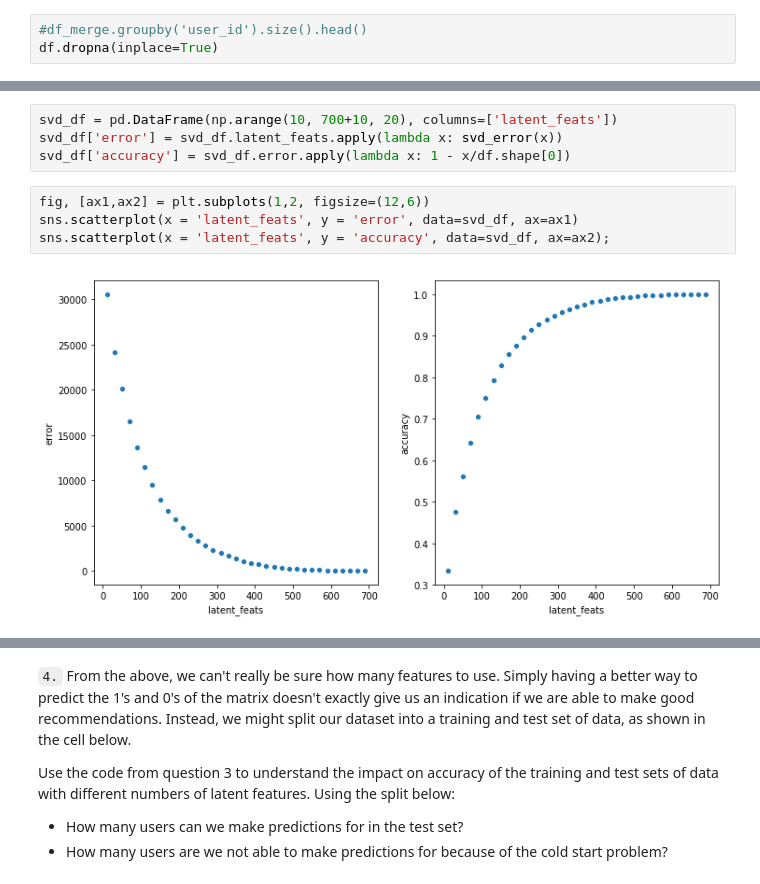
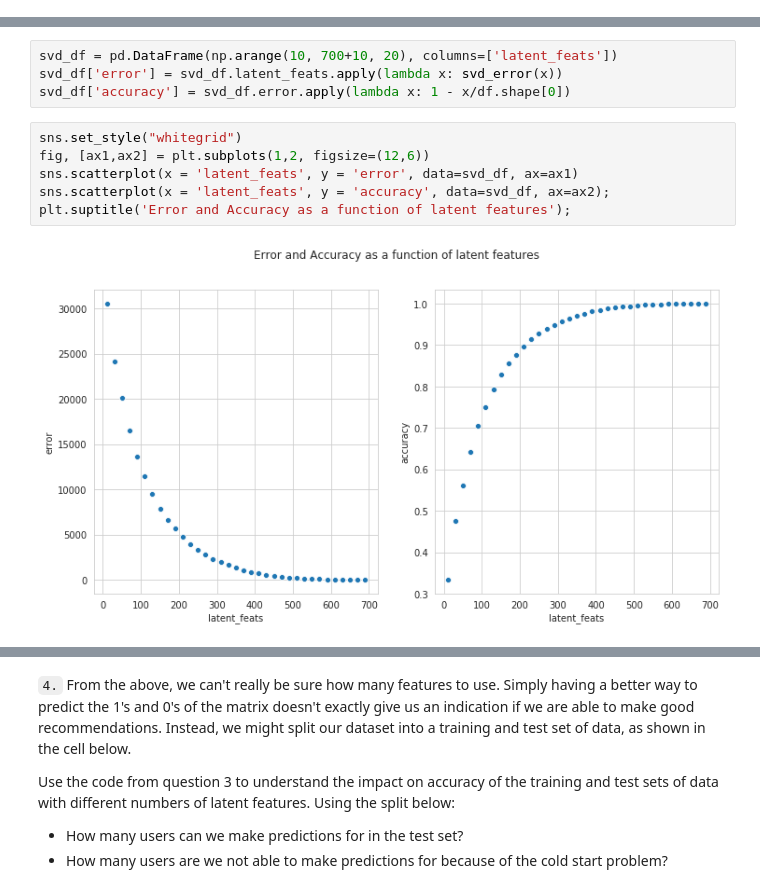
Before and after one commit to bvcmartins/recommendations_IBM, a Jupyter notebook: recommendations.ipynb, the cells around one changed output, grey strips where cells are left out. Cells and saved outputs as stored; diff of their text form.

```diff
--- a/recommendations.ipynb
+++ b/recommendations.ipynb
@@ -360,4 +321 @@ df_merge.article_id.unique().shape[0]
-# %%
-#df_merge.groupby('user_id').size().head()
-df.dropna(inplace=True)
 # %%
@@ -1118,11 +937,13 @@ svd_df = pd.DataFrame(np.arange(10, 700+10, 20), columns=['latent_feats'])
 svd_df['error'] = svd_df.latent_feats.apply(lambda x: svd_error(x))
 svd_df['accuracy'] = svd_df.error.apply(lambda x: 1 - x/df.shape[0])
 # %%
+sns.set_style("whitegrid")
 fig, [ax1,ax2] = plt.subplots(1,2, figsize=(12,6))
 sns.scatterplot(x = 'latent_feats', y = 'error', data=svd_df, ax=ax1)
 sns.scatterplot(x = 'latent_feats', y = 'accuracy', data=svd_df, ax=ax2);
+plt.suptitle('Error and Accuracy as a function of latent features');
 # %% [output]
-[figure, old version]
+[figure, new version]
 # %%
 # Udacity's solution
 
```
Also changed, not shown: parts of 80 cells of this notebook.
